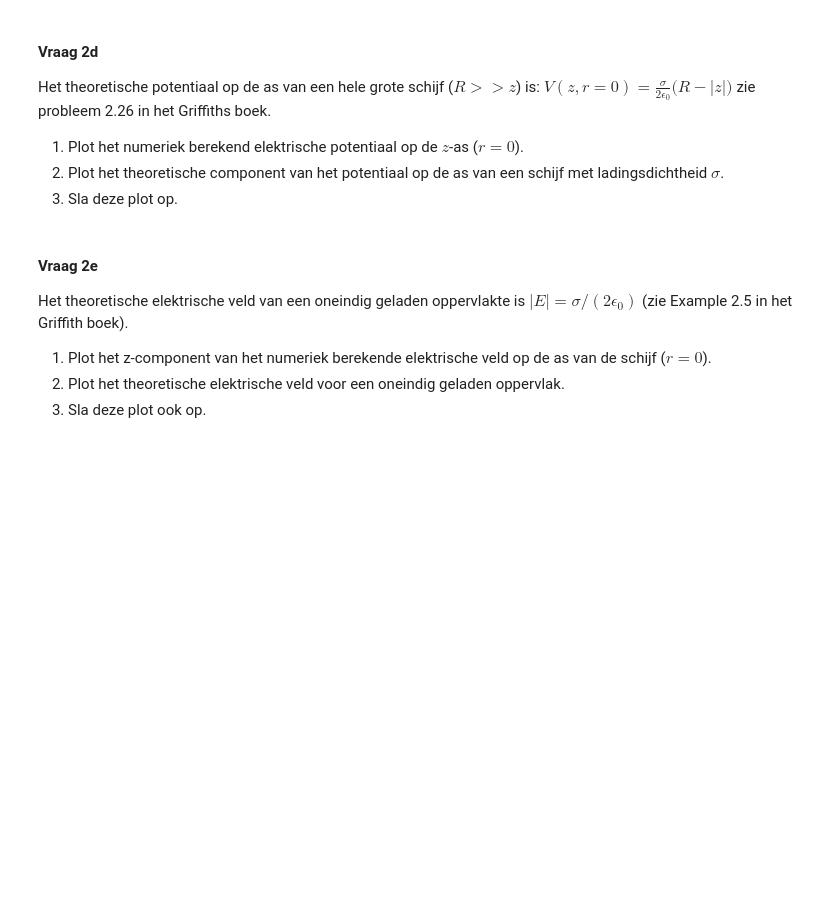
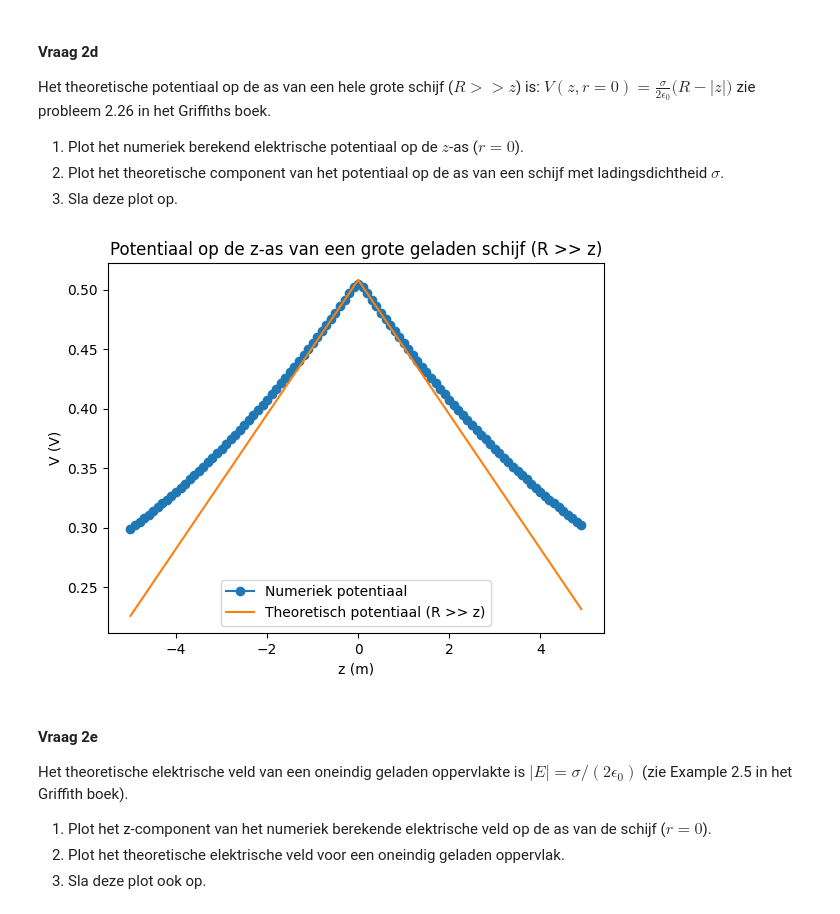
Before and after one commit to zalwani/opdrachten-DEF-D, a Jupyter notebook: DigitaleOntwerpopdrachten/1CondensatorOpdracht/CondensatorOntwerpopdracht.ipynb, the cells around one changed output. Saved outputs shown, nothing was run; the diff lists cells and outputs as text; code cells hidden in the pictures; blank space fills up the shorter version.

```diff
--- a/DigitaleOntwerpopdrachten/1CondensatorOpdracht/CondensatorOntwerpopdracht.ipynb
+++ b/DigitaleOntwerpopdrachten/1CondensatorOpdracht/CondensatorOntwerpopdracht.ipynb
@@ -268,9 +262,27 @@ zie probleem 2.26 in het Griffiths boek.
 2. Plot het theoretische component van het potentiaal op de as van een schijf met ladingsdichtheid $\sigma$.
 3. Sla deze plot op.
 # %%
-###
-###Hier jouw code###
-###
+# index van r = 0
+idx_r_zero = np.argmin(np.abs(r))
+
+# numeriek potentiaal op de z-as
+V_z = V[:, idx_r_zero]
+
+# theoretisch potentiaal (R >> z benadering)
+V_theory = (sigma / (2 * epsilon0)) * (disk_radius - np.abs(z))
+
+plt.figure()
+plt.title("Potentiaal op de z-as van een grote geladen schijf (R >> z)")
+plt.plot(z, V_z, "o-", label="Numeriek potentiaal")
+plt.plot(z, V_theory, "-", label="Theoretisch potentiaal (R >> z)")
+plt.xlabel("z (m)")
+plt.ylabel("V (V)")
+plt.legend()
+
+plt.savefig("vraag_2d_potentiaal_z_as.png")
+plt.show()
+# %% [output]
+[figure, added]
 # %% [markdown]
 #### Vraag 2e
 
```
Also changed, not shown: parts of 12 cells of this notebook, 4 other files.
